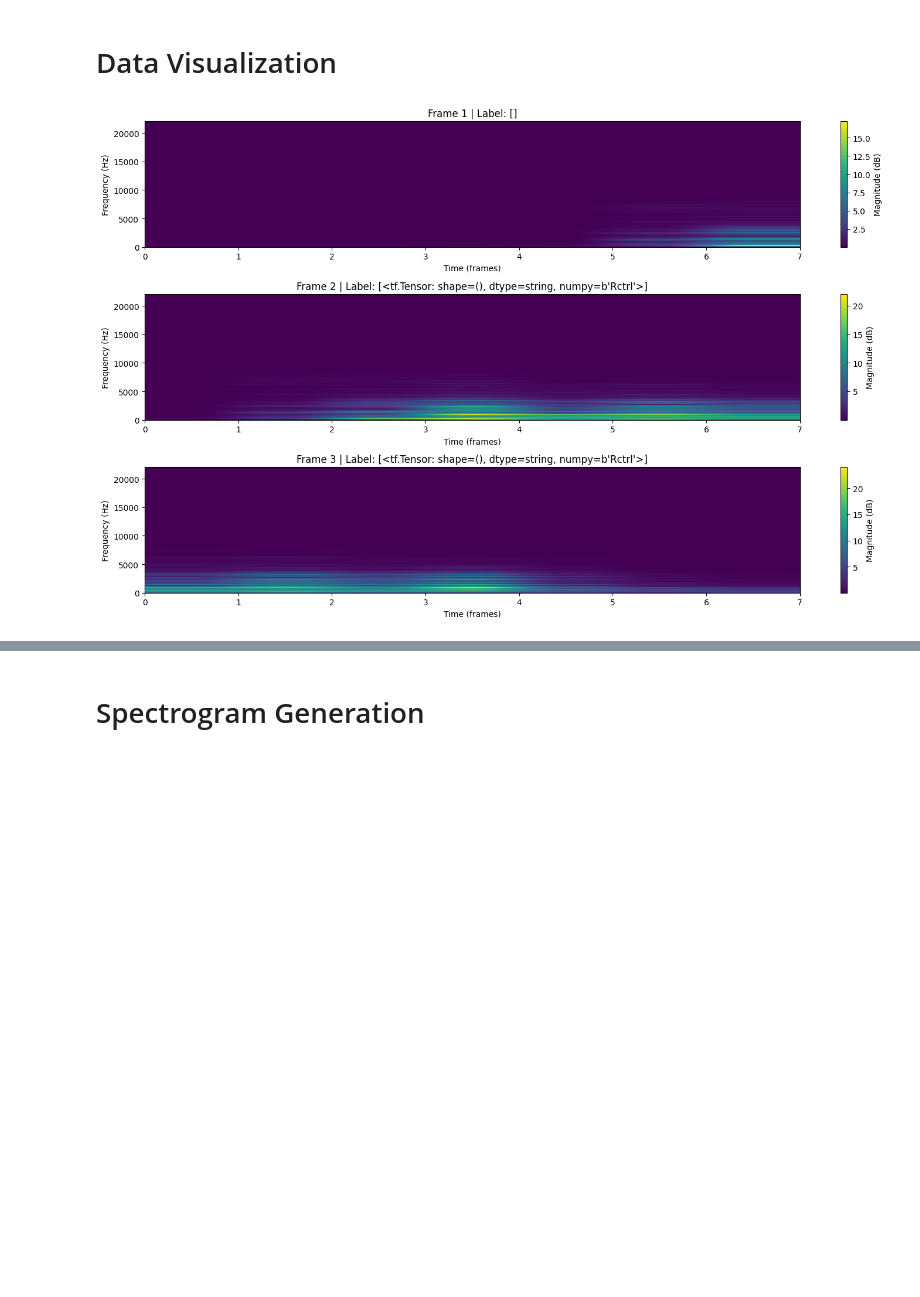
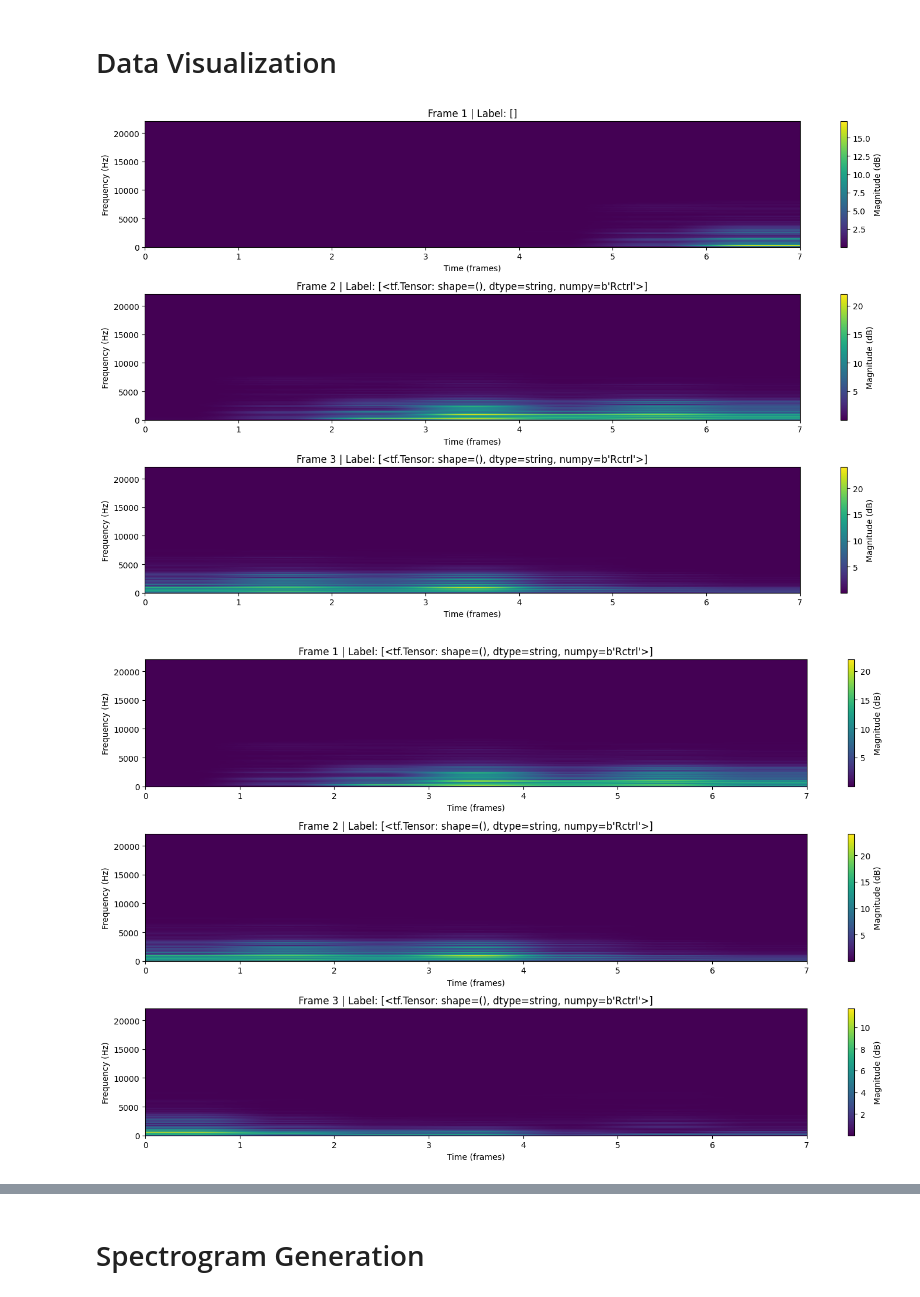
Before and after one commit to IConnC/Acoustic-Keylogger, a Jupyter notebook: training/model.ipynb, the cells around one changed output, grey strips where cells are left out. Cells and saved outputs as stored; diff of their text form; code cells hidden in the pictures; blank space fills up the shorter version.

```diff
--- a/training/model.ipynb
+++ b/training/model.ipynb
@@ -227,11 +202,15 @@ def get_supp_waveforms_and_labels():
+# %%
+def load_supplementary_dataset(path):
+    return tf.data.Dataset.load(path)
 # %% [markdown]
 ### Preprocessing Data
 # %%
 # Load MKA
 mka_waveforms, mka_labels = get_MKA_waveforms_and_labels()
 
-# Load supplementary
-sup_waveforms, sup_labels = get_supp_waveforms_and_labels()
+# Load supplementary dataset
+supp_path = os.path.dirname(os.getcwd()) + "/data-manipulation/output_dataset"
+supp_dataset = load_supplementary_dataset(supp_path)
 
 
 # Verify length of audios is 1 second at 44100 Hz
@@ -244,14 +223,17 @@ for i, tr_f in enumerate(mka_waveforms):
 # Map the preprocessing function to the dataset
 mka_waveform_and_label_ds = tf.data.Dataset.from_tensor_slices((mka_waveforms, mka_labels))
 
-mka_flattened_ds = mka_waveform_and_label_ds.map(
+mka_dataset = mka_waveform_and_label_ds.map(
     lambda waveform, label: tf.data.Dataset.from_tensor_slices(preprocess_waveform_and_label(waveform, label)),
     num_parallel_calls=tf.data.AUTOTUNE
 ).flat_map(lambda x: x)
 
-mka_flattened_ds.cache()
+mka_dataset.cache()
+supp_dataset.cache()
+mka_dataset = mka_dataset.prefetch(tf.data.AUTOTUNE)
+supp_dataset = supp_dataset.prefetch(tf.data.AUTOTUNE)
 
-print(mka_flattened_ds.element_spec)
+print(mka_dataset.element_spec)
 # %% [output]
 Cases:  ['Rctrl', 'p', 'esc', 'g', 'slash', 'down', '7', 'equal', 'w', 'a', 'dash', 'caps', 'l', 'd', 'backspace', 'bracketclose', 'z', '1', 'end', 'Rshift', 'comma', 'c', 'tab', 'b', 'j', 'right', 'L ...
 Waveform shape before framing: (44100,)
@@ -279,31 +261,34 @@ def plot_spectrogram_sequence(sequence, sample_rate=44100, frame_length=2205, fr
             fft_length=frame_length // 2,
         )
 
         # Compute magnitude spectrogram
         spectrogram = tf.abs(stft)
         spectrogram = tf.transpose(spectrogram)  # Transpose for better visualization
 
         # Plot the spectrogram
         plt.subplot(sequence_length, 1, i + 1)
         plt.imshow(
             10 * tf.math.log1p(spectrogram).numpy(),  # Log-scaled spectrogram
             aspect='auto',
             origin='lower',
             extent=[0, spectrogram.shape[1], 0, sample_rate / 2]
         )
         plt.colorbar(label="Magnitude (dB)")
         title = f"Frame {i + 1}"
         if label is not None:
             title += f" | Label: {label[i]}"
         plt.title(title)
         plt.ylabel("Frequency (Hz)")
         plt.xlabel("Time (frames)")
 
     plt.tight_layout()
     plt.show()
 
 # ds = flattened_ds.shuffle(10000)
-for sequence, label_sequence in mka_flattened_ds.take(1):
+for sequence, label_sequence in mka_dataset.take(10):
     plot_spectrogram_sequence(sequence, label=[multi_label_binary_decode_tensor(x) for x in label_sequence])
+for sequence, label_sequence in supp_dataset.take(10):
+    plot_spectrogram_sequence(sequence, label=[multi_label_binary_decode_tensor(x) for x in label_sequence])
 # %% [output]
 [figure]
+[figure, added]
```
Also changed, not shown: parts of 5 cells of this notebook, 2 other files.
